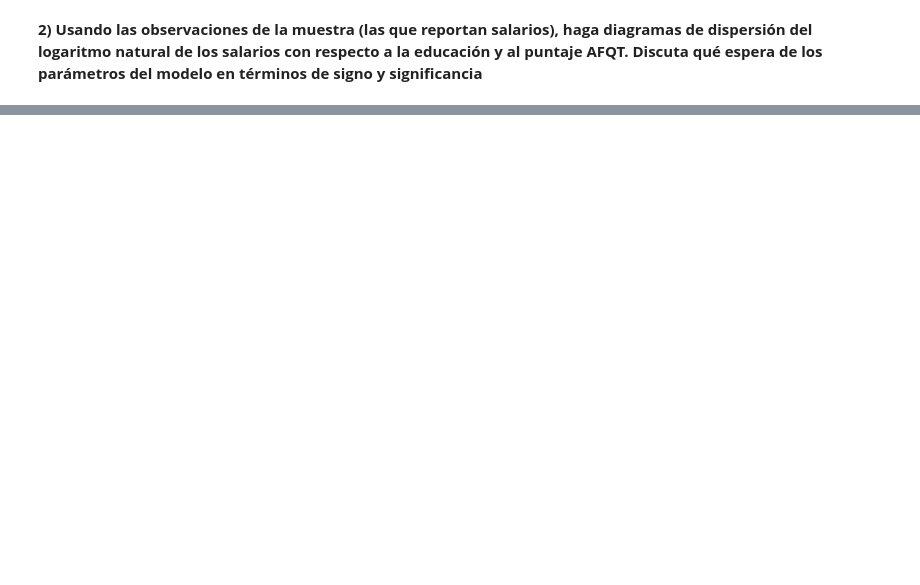
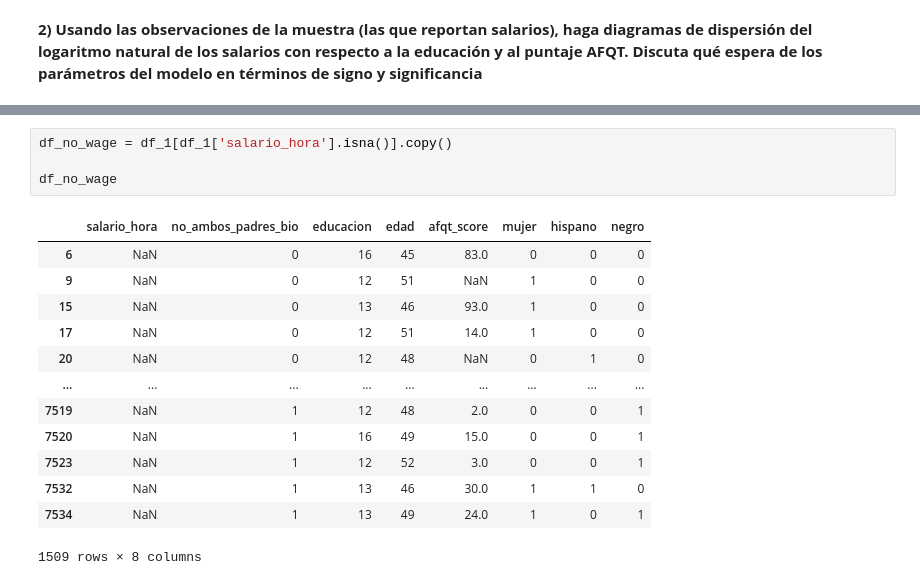
Before and after one commit to fevidals/time-series-Uniandes, a Jupyter notebook: code/taller_1_alpha.ipynb, the cells around one changed output, grey strips where cells are left out. Cells and saved outputs as stored; diff of their text form; blank space fills up the shorter version.

```diff
--- a/code/taller_1_alpha.ipynb
+++ b/code/taller_1_alpha.ipynb
@@ -111,0 +169,18 @@ La gráfica de la Educación vs el logaritmo del salario muestra una relación l
+# %%
+df_no_wage = df_1[df_1['salario_hora'].isna()].copy()
+
+df_no_wage
+# %% [output]
+|  | salario_hora | no_ambos_padres_bio | educacion | edad | afqt_score | mujer | hispano | negro |
+| 6 | NaN | 0 | 16 | 45 | 83.0 | 0 | 0 | 0 |
+| 9 | NaN | 0 | 12 | 51 | NaN | 1 | 0 | 0 |
+| 15 | NaN | 0 | 13 | 46 | 93.0 | 1 | 0 | 0 |
+| 17 | NaN | 0 | 12 | 51 | 14.0 | 1 | 0 | 0 |
+| 20 | NaN | 0 | 12 | 48 | NaN | 0 | 1 | 0 |
+| ... | ... | ... | ... | ... | ... | ... | ... | ... |
+| 7519 | NaN | 1 | 12 | 48 | 2.0 | 0 | 0 | 1 |
+| 7520 | NaN | 1 | 16 | 49 | 15.0 | 0 | 0 | 1 |
+| 7523 | NaN | 1 | 12 | 52 | 3.0 | 0 | 0 | 1 |
+| 7532 | NaN | 1 | 13 | 46 | 30.0 | 1 | 1 | 0 |
+| 7534 | NaN | 1 | 13 | 49 | 24.0 | 1 | 0 | 1 |
+1509 rows × 8 columns
```
Also changed, not shown: parts of 12 cells of this notebook, 1 other file.
